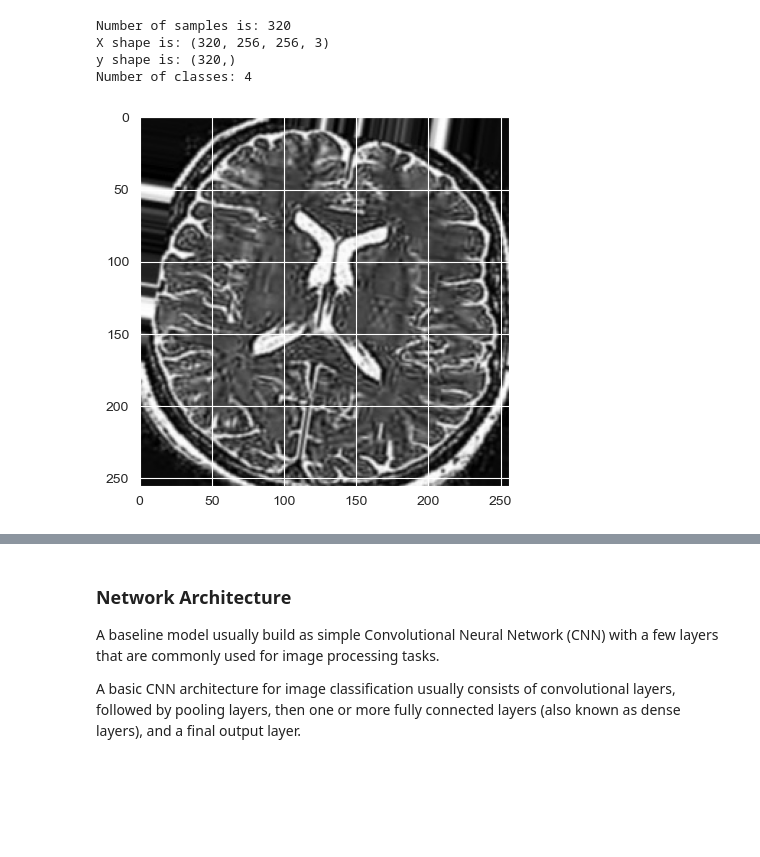
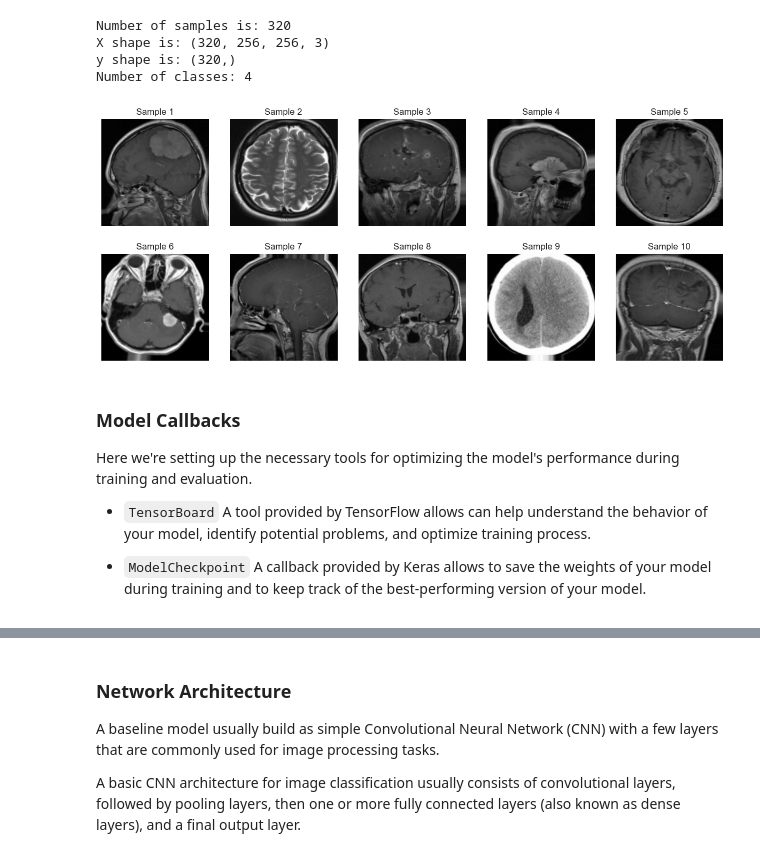
Before and after one commit to MYTHILI05896/brain-tumor-mri-classifier, a Jupyter notebook: BrainTumor.ipynb, the cells around one changed output, grey strips where cells are left out. Drawn from its saved outputs; the diff is of its cells as text; code cells hidden in the pictures; blank space fills up the shorter version.

```diff
--- a/BrainTumor.ipynb
+++ b/BrainTumor.ipynb
@@ -403,11 +404,28 @@ Number of samples is: 320
 X shape is: (320, 256, 256, 3)
 y shape is: (320,)
 Number of classes: 4
-# %%
-import matplotlib.pyplot as plt
-
-# display the first image in X_train
-plt.imshow(X_train_augmented[1])
-plt.show()
-# %% [output]
-[figure, removed]
+# %%
+import matplotlib.pyplot as plt
+
+# display 10 augmented images from X_train
+fig, ax = plt.subplots(nrows=2, ncols=5, figsize=(15, 6))
+
+for i in range(10):
+    img = X_train_augmented[i]
+    row = i // 5
+    col = i % 5
+    ax[row, col].imshow(img)
+    ax[row, col].set_title(f"Sample {i+1}")
+    ax[row, col].axis("off")
+
+plt.show()
+# %% [output]
+[figure, added]
+# %% [markdown]
+### Model Callbacks
+
+Here we're setting up the necessary tools for optimizing the model's performance during training and evaluation.
+
+- `TensorBoard` A tool provided by TensorFlow allows can help understand the behavior of your model, identify potential problems, and optimize training process.
+
+- `ModelCheckpoint` A callback provided by Keras allows to save the weights of your model during training and to keep track of the best-performing version of your model.
```
Also changed, not shown: parts of 34 cells of this notebook.
